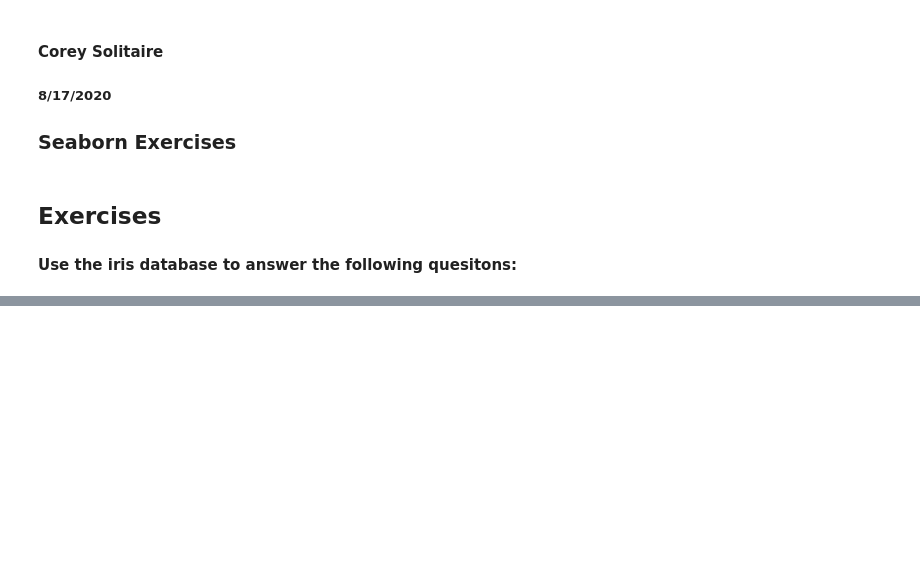
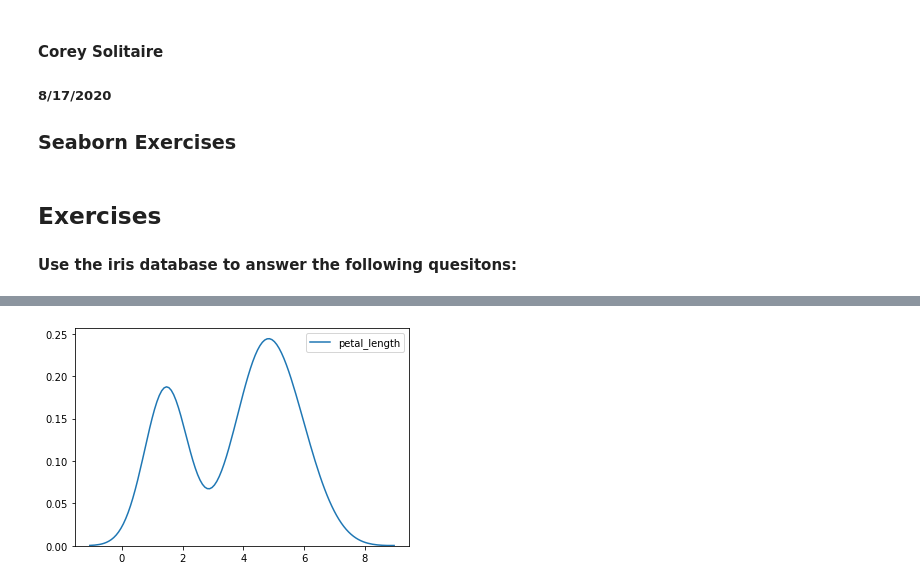
Before and after one commit to CSolitaire/numpy-pandas-visualization-exercises, a Jupyter notebook: seaborn_exercises.ipynb, the cells around one changed output, grey strips where cells are left out. Cells and saved outputs as stored; diff of their text form; code cells hidden in the pictures; blank space fills up the shorter version.

```diff
--- a/seaborn_exercises.ipynb
+++ b/seaborn_exercises.ipynb
@@ -17 +35,6 @@ import seaborn as sns
+# %%
+sns.kdeplot(iris.petal_length)
+plt.show()
+# %% [output]
+[figure, added]
 # %%
```
Also changed, not shown: parts of 23 cells of this notebook.
